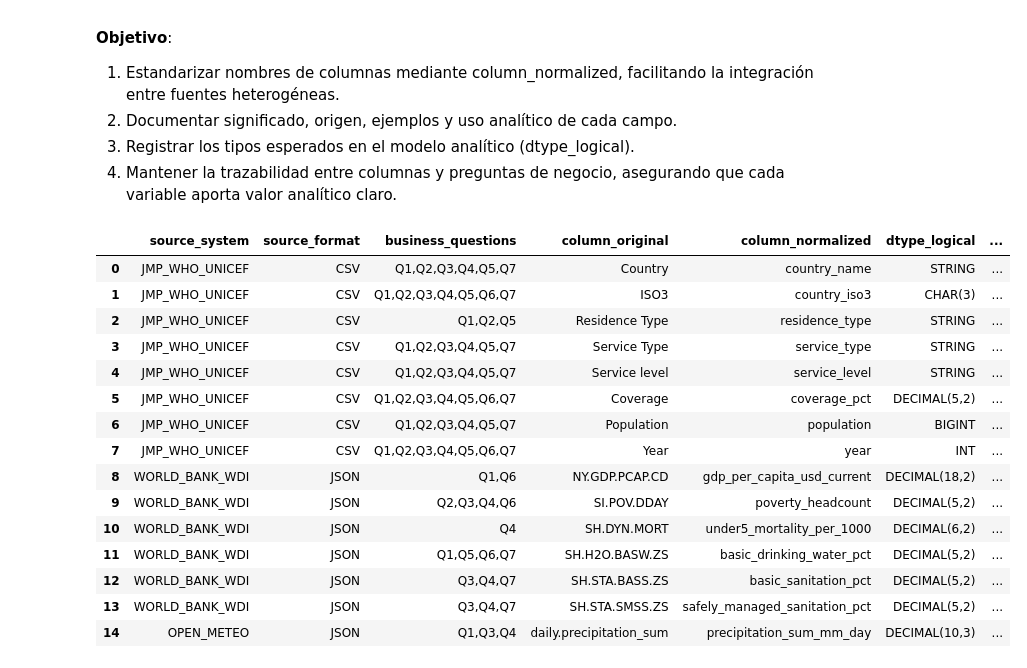
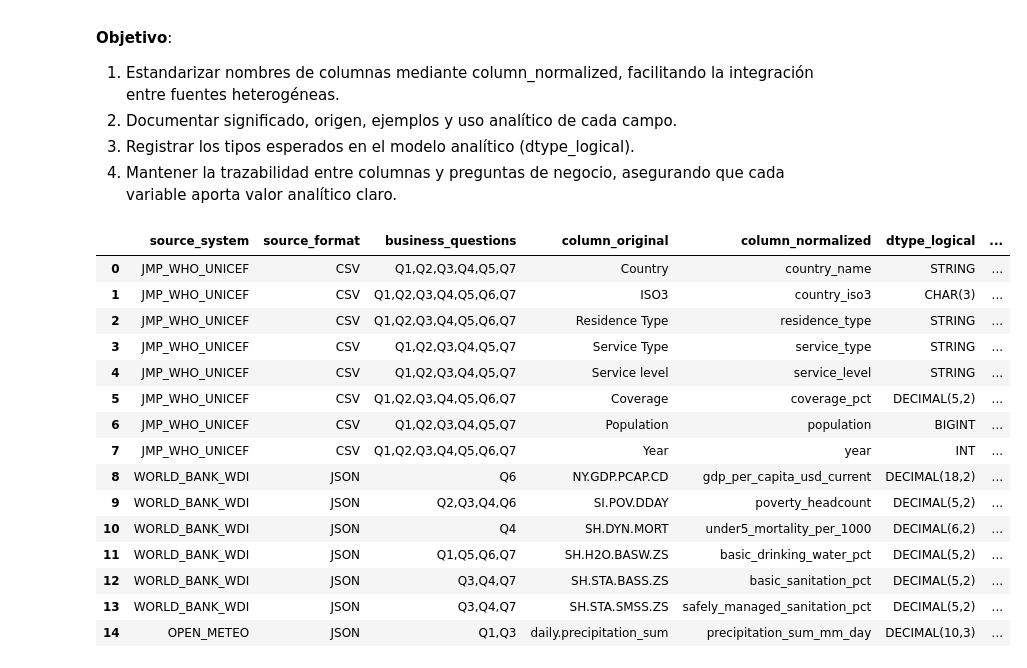
Before and after one commit to YasminaBlanco/huella-hidrica, a Jupyter notebook: notebooks/source_structure_and_data_dictionary.ipynb, the cells around one changed output. Cells and saved outputs as stored; diff of their text form; code cells hidden in the pictures.

Commit message:
actualiza valores de business_questions para JMP, World Bank y Open-Meteo

```diff
--- a/notebooks/source_structure_and_data_dictionary.ipynb
+++ b/notebooks/source_structure_and_data_dictionary.ipynb
@@ -294,6 +294,8 @@ Este diccionario consolida la documentación técnica de las columnas provenient
 3. Registrar los tipos esperados en el modelo analítico (dtype_logical).
 4. Mantener la trazabilidad entre columnas y preguntas de negocio, asegurando que cada variable aporta valor analítico claro.
 # %%
+import pandas as pd
+
 data_dictionary = pd.DataFrame([
     # =========================
     # Dataset JMP (WASH)
@@ -323,7 +325,7 @@ data_dictionary = pd.DataFrame([
     {
         "source_system": "JMP_WHO_UNICEF",
         "source_format": "CSV",
-        "business_questions": "Q1,Q2,Q5",
+        "business_questions": "Q1,Q2,Q3,Q4,Q5,Q6,Q7",
         "column_original": "Residence Type",
         "column_normalized": "residence_type",
         "dtype_logical": "STRING",
@@ -393,7 +395,7 @@ data_dictionary = pd.DataFrame([
     {
         "source_system": "WORLD_BANK_WDI",
         "source_format": "JSON",
-        "business_questions": "Q1,Q6",
+        "business_questions": "Q6",
         "column_original": "NY.GDP.PCAP.CD",
         "column_normalized": "gdp_per_capita_usd_current",
         "dtype_logical": "DECIMAL(18,2)",
@@ -450,44 +452,44 @@ data_dictionary = pd.DataFrame([
         "source_format": "JSON",
         "business_questions": "Q3,Q4,Q7",
         "column_original": "SH.STA.SMSS.ZS",
         "column_normalized": "safely_managed_sanitation_pct",
         "dtype_logical": "DECIMAL(5,2)",
         "description": "Porcentaje de población con saneamiento gestionado de forma segura (safely managed).",
         "examples": "10.50, 45.70, 80.25",
         "notes": "Indicador WDI SH.STA.SMSS.ZS. Nivel más alto de la ladder de saneamiento; complementa a JMP para análisis de vulnerabilidad, clave para identificar brechas entre agua y saneamiento."
     },
 
     # =========================
     # Open-Meteo API (clima)
     # =========================
     {
         "source_system": "OPEN_METEO",
         "source_format": "JSON",
-        "business_questions": "Q1,Q3,Q4",
+        "business_questions": "Q1,Q3",
         "column_original": "daily.precipitation_sum",
         "column_normalized": "precipitation_sum_mm_day",
         "dtype_logical": "DECIMAL(10,3)",
         "description": "Precipitación diaria acumulada en milímetros para cada fecha y ubicación.",
         "examples": "0.000, 2.345, 15.800",
         "notes": "Historical Weather API de Open-Meteo (parámetro daily=precipitation_sum). Base para agregar a nivel mensual/anual por país."
     },
 ])
 
 data_dictionary
 # %% [output]
 |  | source_system | source_format | business_questions | column_original | column_normalized | dtype_logical | ... |
 | 0 | JMP_WHO_UNICEF | CSV | Q1,Q2,Q3,Q4,Q5,Q7 | Country | country_name | STRING | ... |
 | 1 | JMP_WHO_UNICEF | CSV | Q1,Q2,Q3,Q4,Q5,Q6,Q7 | ISO3 | country_iso3 | CHAR(3) | ... |
-| 2 | JMP_WHO_UNICEF | CSV | Q1,Q2,Q5 | Residence Type | residence_type | STRING | ... |
+| 2 | JMP_WHO_UNICEF | CSV | Q1,Q2,Q3,Q4,Q5,Q6,Q7 | Residence Type | residence_type | STRING | ... |
 | 3 | JMP_WHO_UNICEF | CSV | Q1,Q2,Q3,Q4,Q5,Q7 | Service Type | service_type | STRING | ... |
 | 4 | JMP_WHO_UNICEF | CSV | Q1,Q2,Q3,Q4,Q5,Q7 | Service level | service_level | STRING | ... |
 | 5 | JMP_WHO_UNICEF | CSV | Q1,Q2,Q3,Q4,Q5,Q6,Q7 | Coverage | coverage_pct | DECIMAL(5,2) | ... |
 | 6 | JMP_WHO_UNICEF | CSV | Q1,Q2,Q3,Q4,Q5,Q7 | Population | population | BIGINT | ... |
 | 7 | JMP_WHO_UNICEF | CSV | Q1,Q2,Q3,Q4,Q5,Q6,Q7 | Year | year | INT | ... |
-| 8 | WORLD_BANK_WDI | JSON | Q1,Q6 | NY.GDP.PCAP.CD | gdp_per_capita_usd_current | DECIMAL(18,2) | ... |
+| 8 | WORLD_BANK_WDI | JSON | Q6 | NY.GDP.PCAP.CD | gdp_per_capita_usd_current | DECIMAL(18,2) | ... |
 | 9 | WORLD_BANK_WDI | JSON | Q2,Q3,Q4,Q6 | SI.POV.DDAY | poverty_headcount | DECIMAL(5,2) | ... |
 | 10 | WORLD_BANK_WDI | JSON | Q4 | SH.DYN.MORT | under5_mortality_per_1000 | DECIMAL(6,2) | ... |
 | 11 | WORLD_BANK_WDI | JSON | Q1,Q5,Q6,Q7 | SH.H2O.BASW.ZS | basic_drinking_water_pct | DECIMAL(5,2) | ... |
 | 12 | WORLD_BANK_WDI | JSON | Q3,Q4,Q7 | SH.STA.BASS.ZS | basic_sanitation_pct | DECIMAL(5,2) | ... |
 | 13 | WORLD_BANK_WDI | JSON | Q3,Q4,Q7 | SH.STA.SMSS.ZS | safely_managed_sanitation_pct | DECIMAL(5,2) | ... |
-| 14 | OPEN_METEO | JSON | Q1,Q3,Q4 | daily.precipitation_sum | precipitation_sum_mm_day | DECIMAL(10,3) | ... |
+| 14 | OPEN_METEO | JSON | Q1,Q3 | daily.precipitation_sum | precipitation_sum_mm_day | DECIMAL(10,3) | ... |
```
